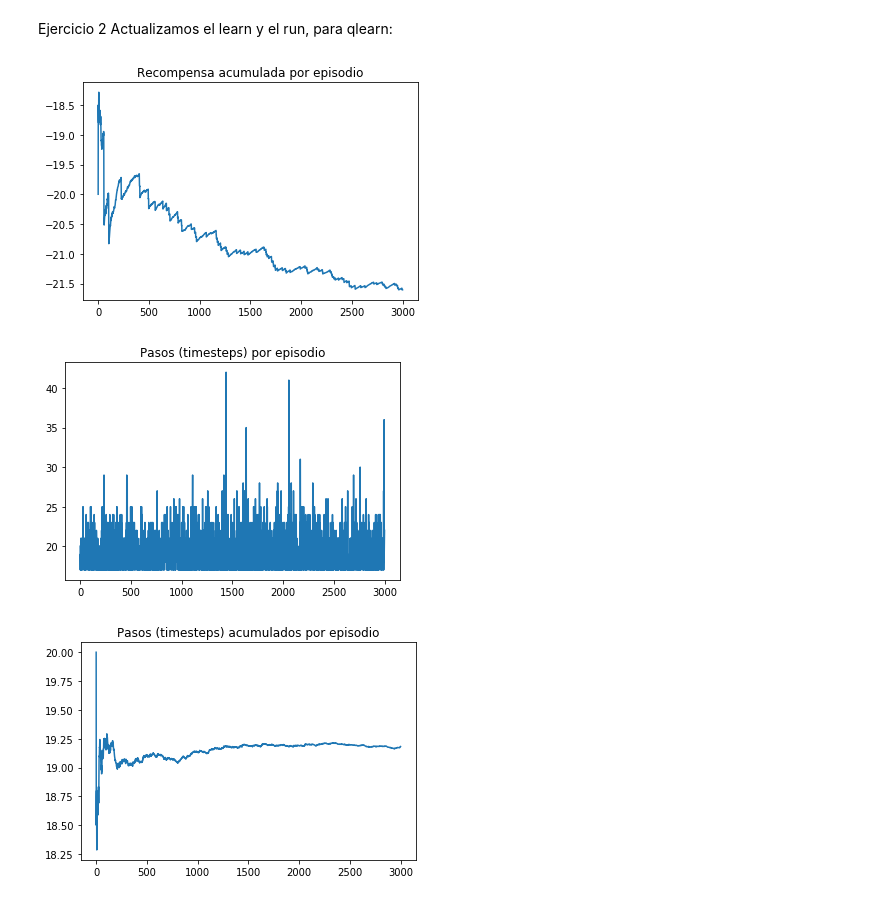
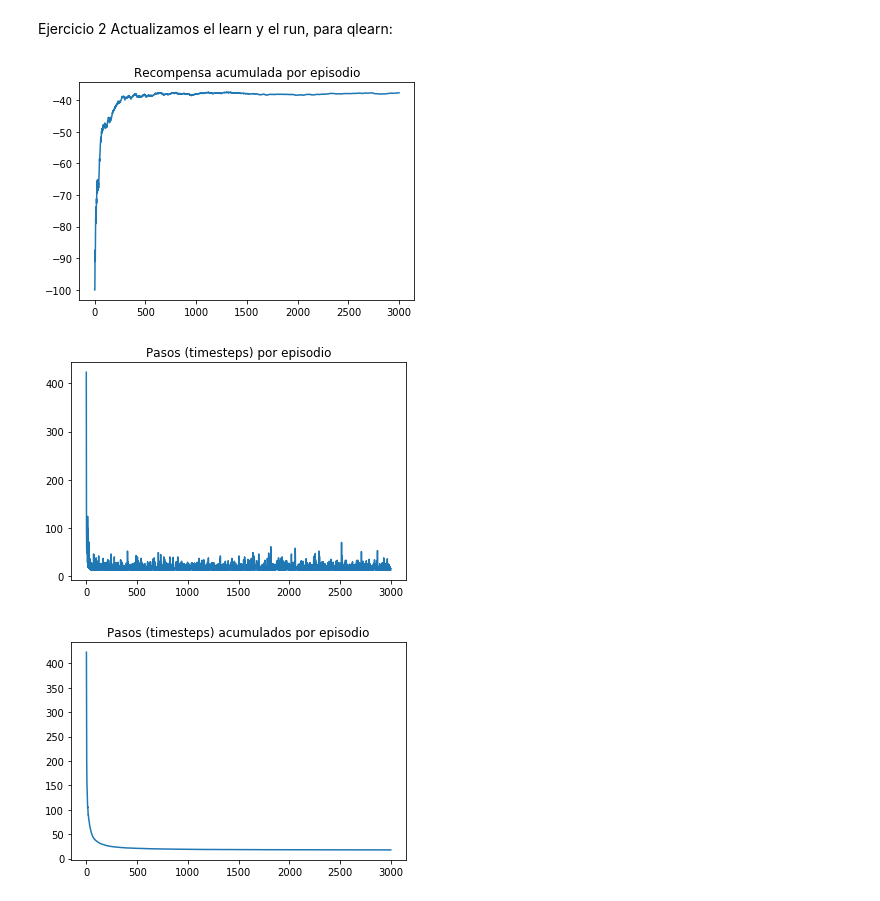
Before and after one commit to cnoeliachaves/diplodatos, a Jupyter notebook: AprendizajePorRefuerzos/lab_1_intro_rl.ipynb, the cells around one changed output. Cells and saved outputs as stored; diff of their text form; code cells hidden in the pictures.

```diff
--- a/AprendizajePorRefuerzos/lab_1_intro_rl.ipynb
+++ b/AprendizajePorRefuerzos/lab_1_intro_rl.ipynb
@@ -368,7 +368,7 @@ Para sarsa se uso el learn_sarsa y el run_sarsa para poder ver las diferencias e
 Ejercicio 2
 Actualizamos el learn y el run, para qlearn:
 # %%
-def learn(state, action, reward, next_state):
+def learn_q(state, action, reward, next_state):
     """
     Performs a q_learn update for a given state transition
     """
@@ -382,7 +382,7 @@ def learn(state, action, reward, next_state):
     q[state,action] = q_current + alpha * (reward + gamma * max_q - q_current)
     return
 # %%
-def run():
+def run_q():
     """
     Runs the reinforcement learning agent with a given configuration.
     """
@@ -417,13 +417,13 @@ def run():
             #2000 es el tiempo de corte
             if not done and t < 2000:  # if the algorithm does not converge, it stops after 2000 timesteps
                 #learn(state, action, reward, next_state, next_action)
-                learn(state, action, reward, next_state)
+                learn_q(state, action, reward, next_state)
                 state = next_state
                 #action = next_action
             else:
                 done = True  # done is ensured to be True (in the case the algorithm did not reach convergence)
                 #learn(state, action, reward, next_state, next_action)
-                learn(state, action, reward, next_state)
+                learn_q(state, action, reward, next_state)
                 timesteps_of_episode = np.append(timesteps_of_episode, [int(t + 1)])
                 reward_of_episode = np.append(reward_of_episode, max(episode_reward, -100))
 
@@ -435,15 +433,17 @@ avg_steps_per_episode, timesteps_ep, reward_ep = run()
+# %%
+avg_steps_per_episode_q, timesteps_ep_q, reward_ep_q = run_q()
 # %%
-plot_reward_per_episode(reward_ep)
+plot_reward_per_episode(reward_ep_q)
 # %% [output]
-[figure, old version]
+[figure, new version]
 # %%
-plot_steps_per_episode(timesteps_ep)
+plot_steps_per_episode(timesteps_ep_q)
 # %% [output]
-[figure, old version]
+[figure, new version]
 # %%
-plot_steps_per_episode_smooth(timesteps_ep) #suavizando
+plot_steps_per_episode_smooth(timesteps_ep_q) #suavizando
 # %% [output]
-[figure, old version]
+[figure, new version]
 # %%
 draw_value_matrix(q)
 # %% [output]
```
Also changed, not shown: parts of 3 cells of this notebook, 2 other files.
